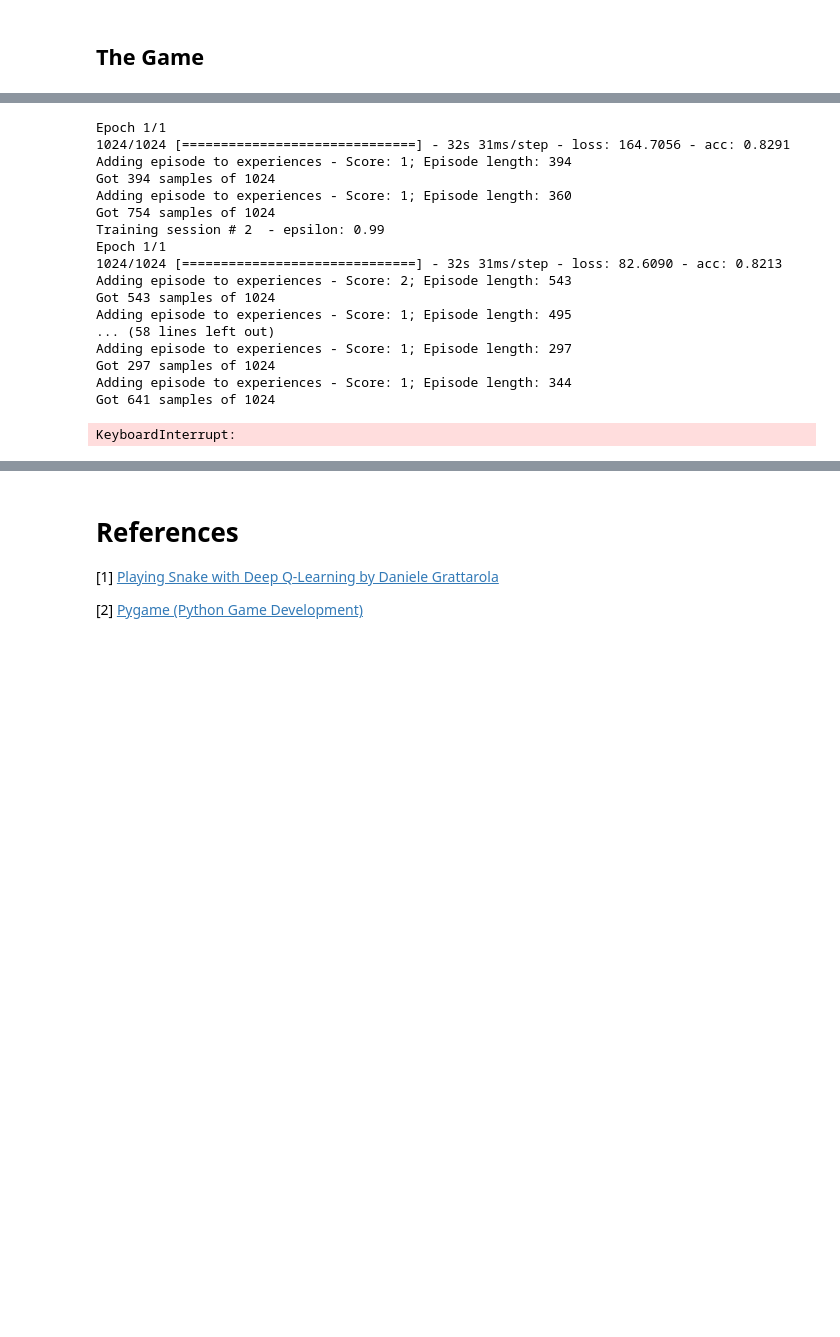
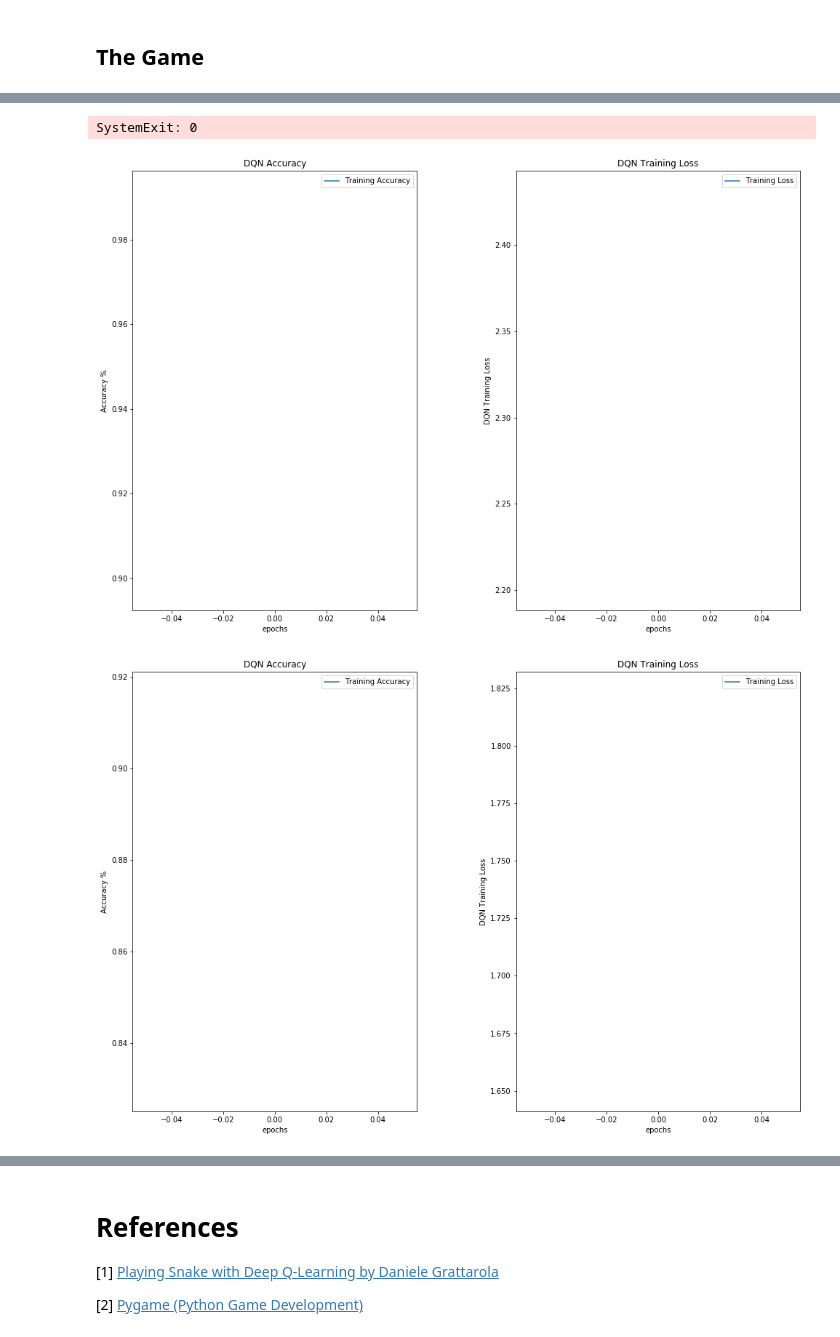
Before and after one commit to sahiljohari/thisthinglearns, a Jupyter notebook: Snake_DeepQLearning.ipynb, the cells around one changed output, grey strips where cells are left out. Saved outputs shown, nothing was run; the diff lists cells and outputs as text; code cells hidden in the pictures; blank space fills up the shorter version.

```diff
--- a/Snake_DeepQLearning.ipynb
+++ b/Snake_DeepQLearning.ipynb
@@ -138,18 +154,20 @@ Using TensorFlow backend.
 # %% [markdown]
 ## Defining an Agent
 # %%
+'''
+Code taken from https://github.com/danielegrattarola/deep-q-snake/blob/master/DQAgent.py
+'''
 class DQAgent:
     def __init__(self,
                  actions,
                  batch_size=1024,
                  alpha=0.01,
                  gamma=0.9,
-                 dropout_prob=0.1,
                  epsilon=1,
                  epsilon_rate=0.99,
                  network_input_shape=(2, 84, 84),
                  load_path='',
-                 logger=None):
+                 train_history=False):
 
         # Parameters
         self.actions = actions  # Size of the discreet action space
@@ -163,24 +181,16 @@ class DQAgent:
         self.training_count = 0
 
         # Instantiate the deep Q-network
-        self.DQN = DQNetwork(
+        self.DQN = DQN(
             self.actions,
             network_input_shape,
-            alpha=alpha,
             gamma=self.gamma,
-            dropout_prob=dropout_prob,
             load_path=load_path,
-            logger=logger
+            train_history=train_history
         )
 
-        if logger is not None:
-            logger.log({
-                'Learning rate': alpha,
-                'Discount factor': self.gamma,
-                'Starting epsilon': self.epsilon,
-                'Epsilon decrease rate': self.epsilon_rate,
-                'Batch size': self.batch_size
-            })
+    def get_model_summary(self):
+        print(self.DQN.model_summary())
 
     def get_action(self, state, testing=False):
         """
@@ -298,10 +308,9 @@ largefont = pygame.font.SysFont('Trebuchet MS', 52)
 # %%
 # ARGUMENTS
 args_train = True
-args_load = ''
+args_load = 'dqn_game_weights.h5f'
 args_iterations = -1
 args_gamma = 0.95
-args_dropout = 0.1
 
 remaining_iters = args_iterations
 # %%
@@ -424,6 +433,7 @@ def die():
                    'all is OK and restart the training.')
         DQA.quit()
         sys.exit(0)
+        gameExit = True
 
     must_test = False
 
@@ -444,6 +454,7 @@ def die():
         if remaining_iters == 0:
             DQA.quit()
             sys.exit(0)
+            gameExit = True
 
         # Train the DQN
         DQA.train()
@@ -462,8 +473,8 @@ def die():
 DQA = DQAgent(
     ACTIONS,
     gamma=args_gamma,
-    dropout_prob=args_dropout,
     load_path=args_load,
-    logger=None
+    train_history=True
 )
+DQA.get_model_summary()
 experience_buffer = []  # This will store the SARS tuples at each episode
@@ -494,6 +523,7 @@ action = random.randint(0, ACTIONS - 1)
 state = [screenshot(), screenshot()]
 next_state = [screenshot(), screenshot()]
 # %%
+global gameExit
 gameExit = False
 while not gameExit:
     episode_length += 1
@@ -591,18 +635,3 @@ Training session # 1  - epsilon: 1
-Epoch 1/1
-1024/1024 [==============================] - 32s 31ms/step - loss: 164.7056 - acc: 0.8291
-Adding episode to experiences - Score: 1; Episode length: 394
-Got 394 samples of 1024
-Adding episode to experiences - Score: 1; Episode length: 360
-Got 754 samples of 1024
-Training session # 2  - epsilon: 0.99
-Epoch 1/1
-1024/1024 [==============================] - 32s 31ms/step - loss: 82.6090 - acc: 0.8213
-Adding episode to experiences - Score: 2; Episode length: 543
-Got 543 samples of 1024
-Adding episode to experiences - Score: 1; Episode length: 495
-... (58 lines left out)
-Adding episode to experiences - Score: 1; Episode length: 297
-Got 297 samples of 1024
-Adding episode to experiences - Score: 1; Episode length: 344
-Got 641 samples of 1024
+SystemExit: 0
-KeyboardInterrupt:
+[figure, added]
+[figure, added]
```
Also changed, not shown: parts of 4 cells of this notebook.
